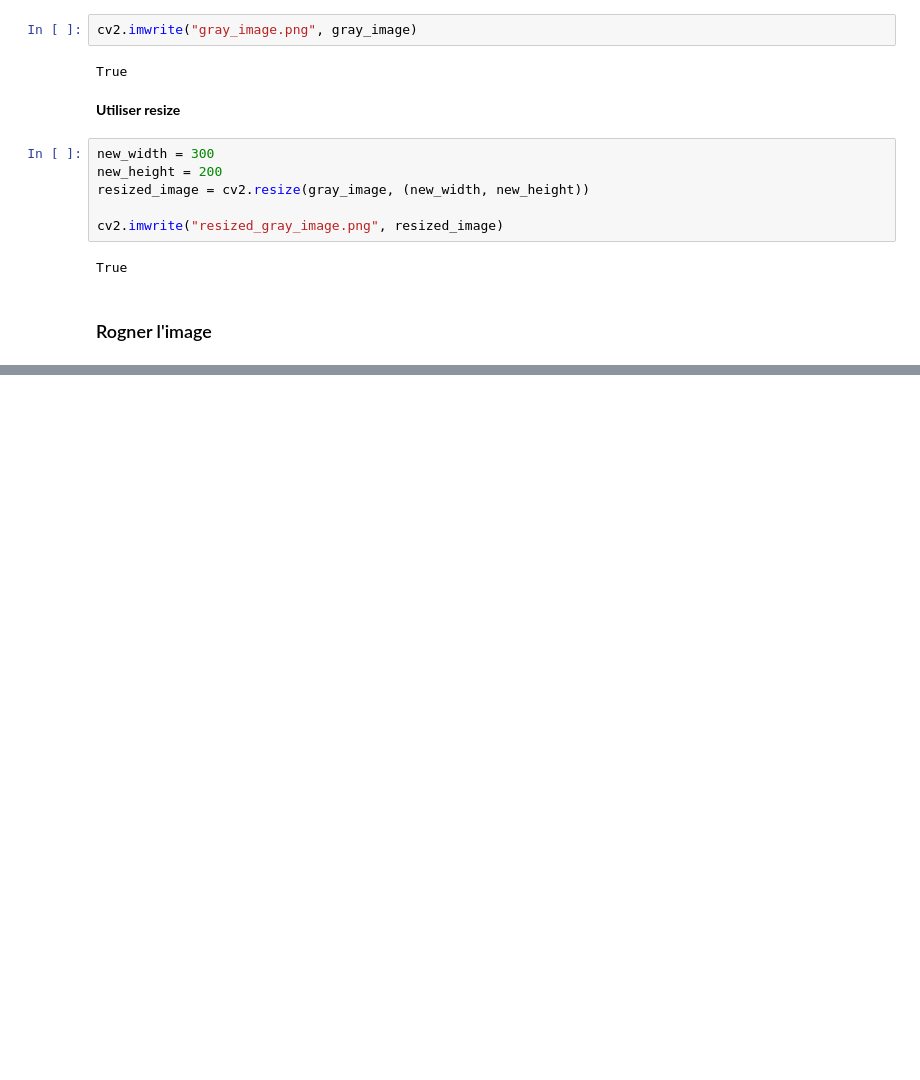
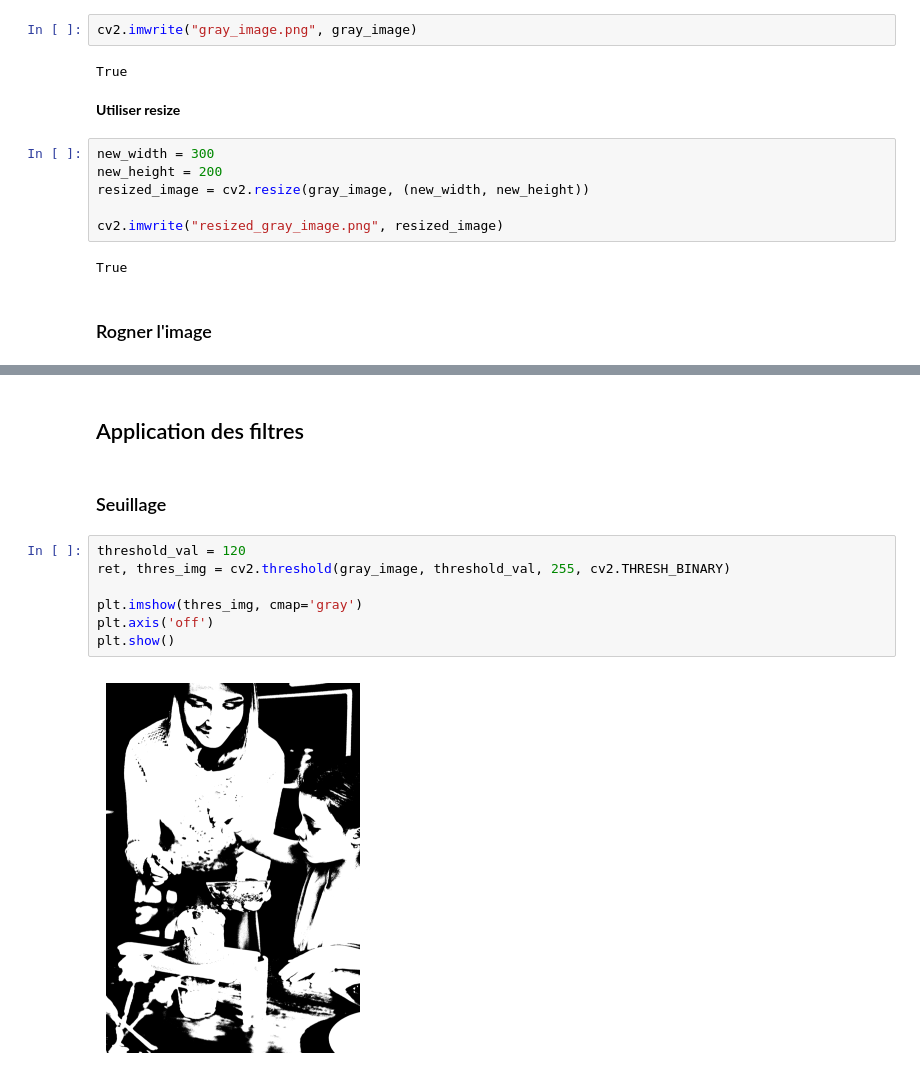
Before and after one commit to BatataNatna/Reconnaissance_S1, a Jupyter notebook: Reconnaissance_S1.ipynb, the cells around one changed output, grey strips where cells are left out. Cells and saved outputs as stored; diff of their text form; blank space fills up the shorter version.

```diff
--- a/Reconnaissance_S1.ipynb
+++ b/Reconnaissance_S1.ipynb
@@ -61,0 +68,13 @@ plt.show()
+# %% [markdown]
+## Application des filtres
+# %% [markdown]
+### Seuillage
+# %%
+threshold_val = 120
+ret, thres_img = cv2.threshold(gray_image, threshold_val, 255, cv2.THRESH_BINARY)
+
+plt.imshow(thres_img, cmap='gray')
+plt.axis('off')
+plt.show()
+# %% [output]
+[figure, added]
```
Also changed, not shown: parts of 9 cells of this notebook.
